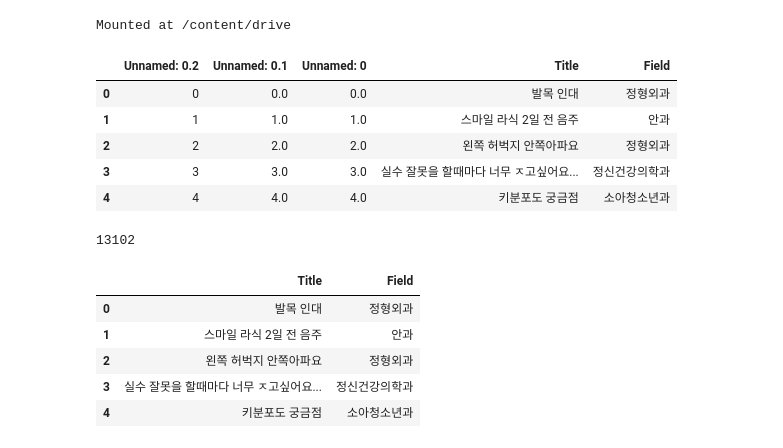
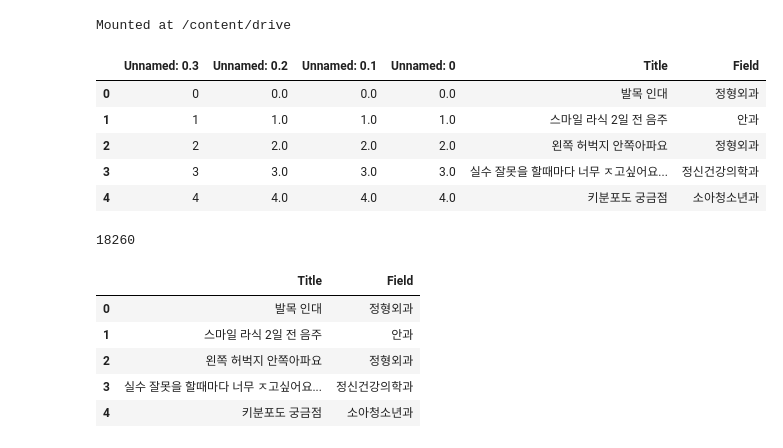
Before and after one commit to chan-eee/meeedicare, a Jupyter notebook: kobert모델/kobert_real_last.ipynb, the cells around one changed output. Saved outputs shown, nothing was run; the diff lists cells and outputs as text; code cells hidden in the pictures.

```diff
--- a/kobert모델/kobert_real_last.ipynb
+++ b/kobert모델/kobert_real_last.ipynb
@@ -86,19 +86,19 @@ Mounted at /content/drive
 # %%
 # 학습용 데이터셋 불러오기
 import pandas as pd
-df = pd.read_csv('/content/drive/MyDrive/data2.csv')
+df = pd.read_csv('/content/drive/MyDrive/data3.csv', encoding='cp949')
 df.head()
 # %% [output]
-|  | Unnamed: 0.2 | Unnamed: 0.1 | Unnamed: 0 | Title | Field |
-| 0 | 0 | 0.0 | 0.0 | 발목 인대 | 정형외과 |
-| 1 | 1 | 1.0 | 1.0 | 스마일 라식 2일 전 음주 | 안과 |
-| 2 | 2 | 2.0 | 2.0 | 왼쪽 허벅지 안쪽아파요 | 정형외과 |
-| 3 | 3 | 3.0 | 3.0 | 실수 잘못을 할때마다 너무 ㅈ고싶어요... | 정신건강의학과 |
-| 4 | 4 | 4.0 | 4.0 | 키분포도 궁금점 | 소아청소년과 |
+|  | Unnamed: 0.3 | Unnamed: 0.2 | Unnamed: 0.1 | Unnamed: 0 | Title | Field |
+| 0 | 0 | 0.0 | 0.0 | 0.0 | 발목 인대 | 정형외과 |
+| 1 | 1 | 1.0 | 1.0 | 1.0 | 스마일 라식 2일 전 음주 | 안과 |
+| 2 | 2 | 2.0 | 2.0 | 2.0 | 왼쪽 허벅지 안쪽아파요 | 정형외과 |
+| 3 | 3 | 3.0 | 3.0 | 3.0 | 실수 잘못을 할때마다 너무 ㅈ고싶어요... | 정신건강의학과 |
+| 4 | 4 | 4.0 | 4.0 | 4.0 | 키분포도 궁금점 | 소아청소년과 |
 # %%
 len(df)
 # %% [output]
-13102
+18260
 # %%
 # 데이터 전처리
 # 분류하는 진료과를 10개로 줄일 것임
```
Also changed, not shown: parts of 12 cells of this notebook.
